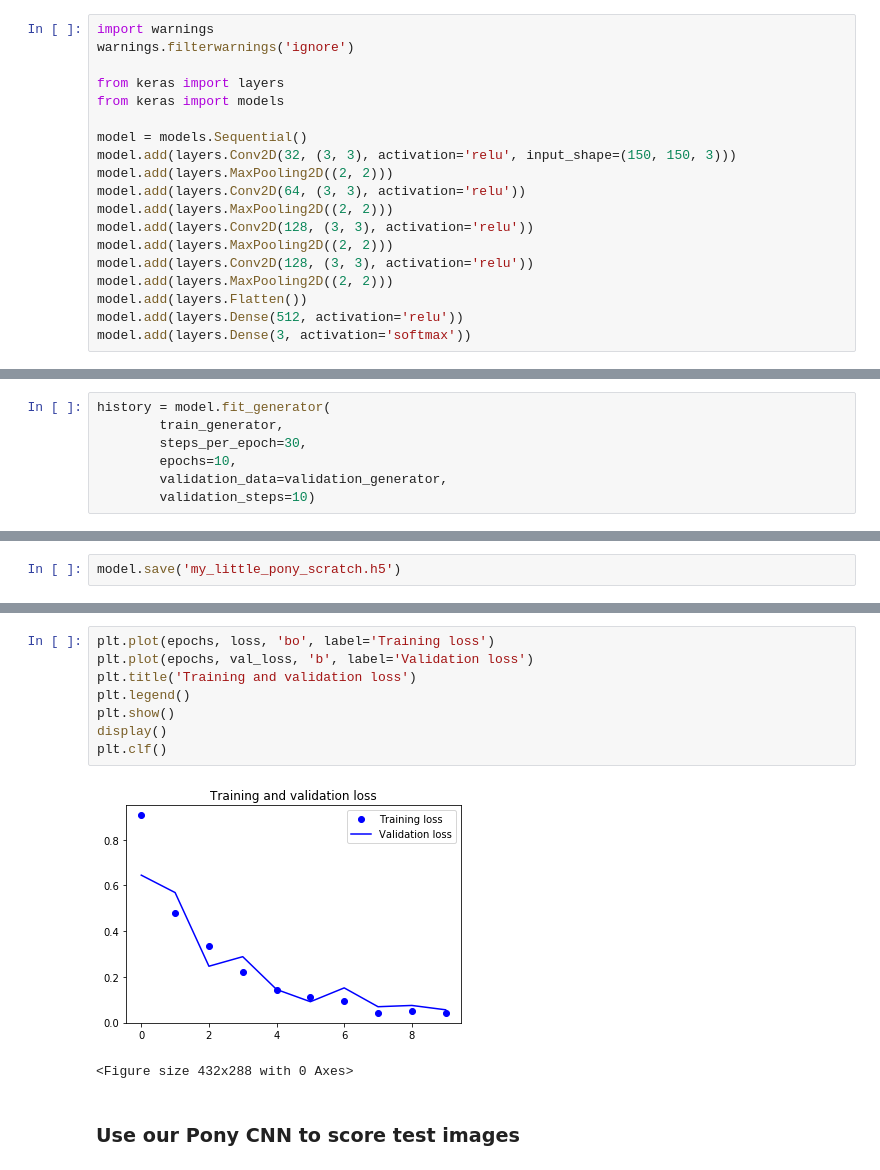
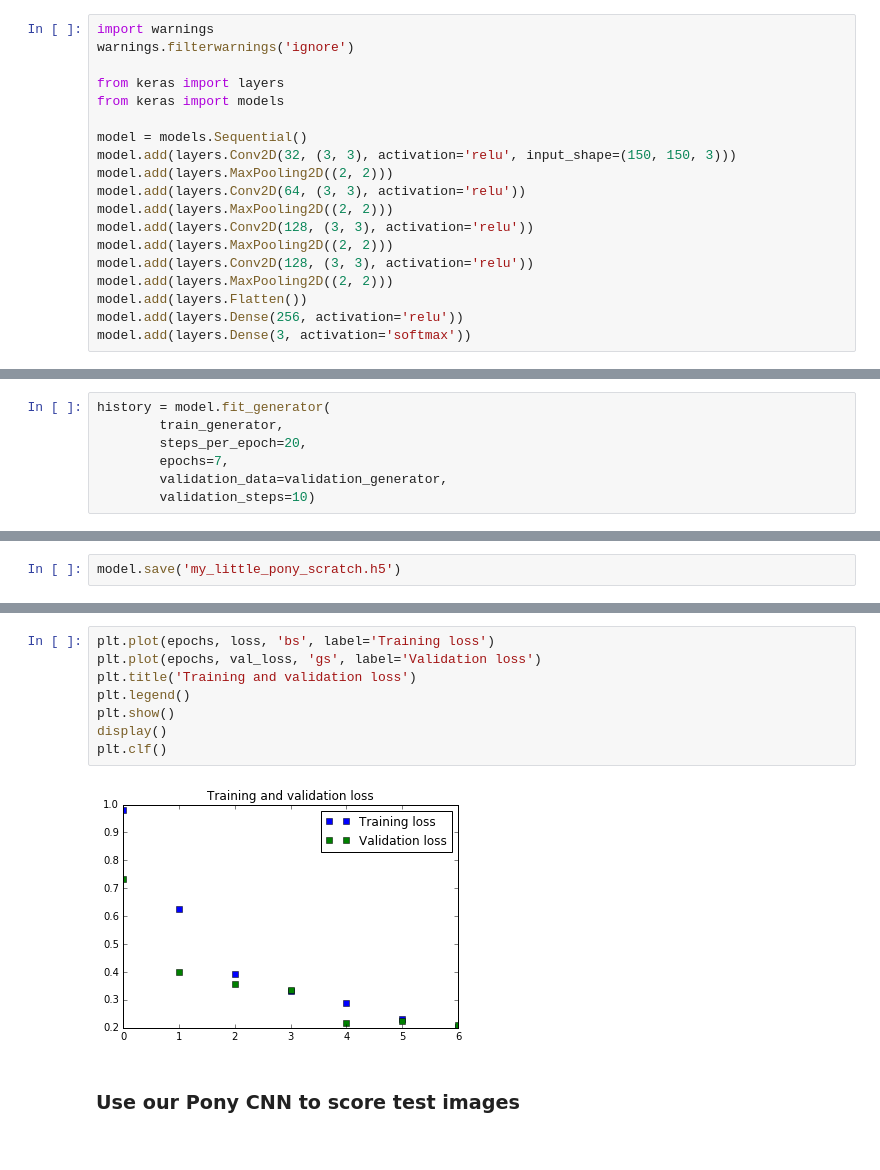
Before and after one commit to galiya/DeepLearningPonies, a Jupyter notebook: 2.1 Building Pony Classifier from scratch.ipynb, the cells around one changed output, grey strips where cells are left out. Drawn from its saved outputs; the diff is of its cells as text.

```diff
--- a/2.1 Building Pony Classifier from scratch.ipynb
+++ b/2.1 Building Pony Classifier from scratch.ipynb
@@ -27,5 +27,5 @@ model.add(layers.MaxPooling2D((2, 2)))
 model.add(layers.Conv2D(128, (3, 3), activation='relu'))
 model.add(layers.MaxPooling2D((2, 2)))
 model.add(layers.Flatten())
-model.add(layers.Dense(512, activation='relu'))
+model.add(layers.Dense(256, activation='relu'))
 model.add(layers.Dense(3, activation='softmax'))
@@ -105,8 +103,8 @@ label_map = (train_generator.class_indices)
 # %%
 history = model.fit_generator(
         train_generator,
-        steps_per_epoch=30,
-        epochs=10,
+        steps_per_epoch=20,
+        epochs=7,
         validation_data=validation_generator,
         validation_steps=10)
 # %% [output]
@@ -152,14 +145,13 @@ plt.legend()
 # %%
-plt.plot(epochs, loss, 'bo', label='Training loss')
-plt.plot(epochs, val_loss, 'b', label='Validation loss')
+plt.plot(epochs, loss, 'bs', label='Training loss')
+plt.plot(epochs, val_loss, 'gs', label='Validation loss')
 plt.title('Training and validation loss')
 plt.legend()
 plt.show()
 display()
 plt.clf()
 # %% [output]
-[figure, old version]
+[figure, new version]
-<Figure size 432x288 with 0 Axes>
 # %% [markdown]
 ### Use our Pony CNN to score test images
 # %%
```
Also changed, not shown: parts of 5 cells of this notebook, 5 other files.
